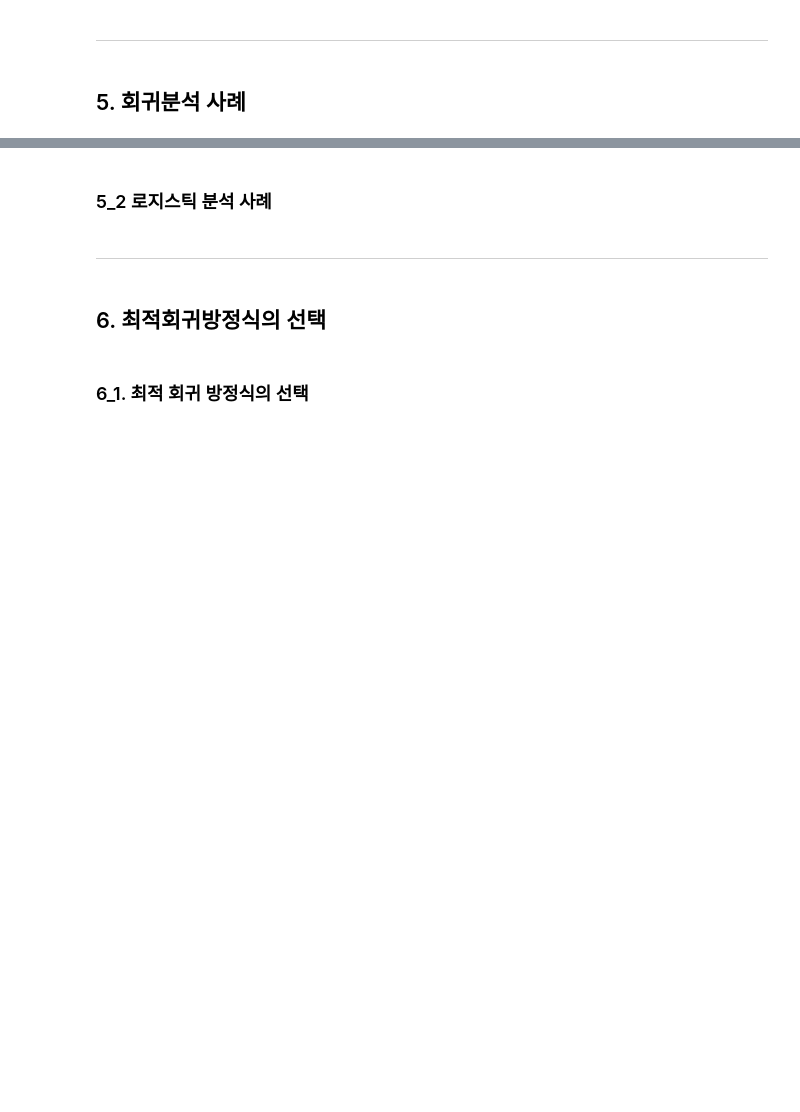
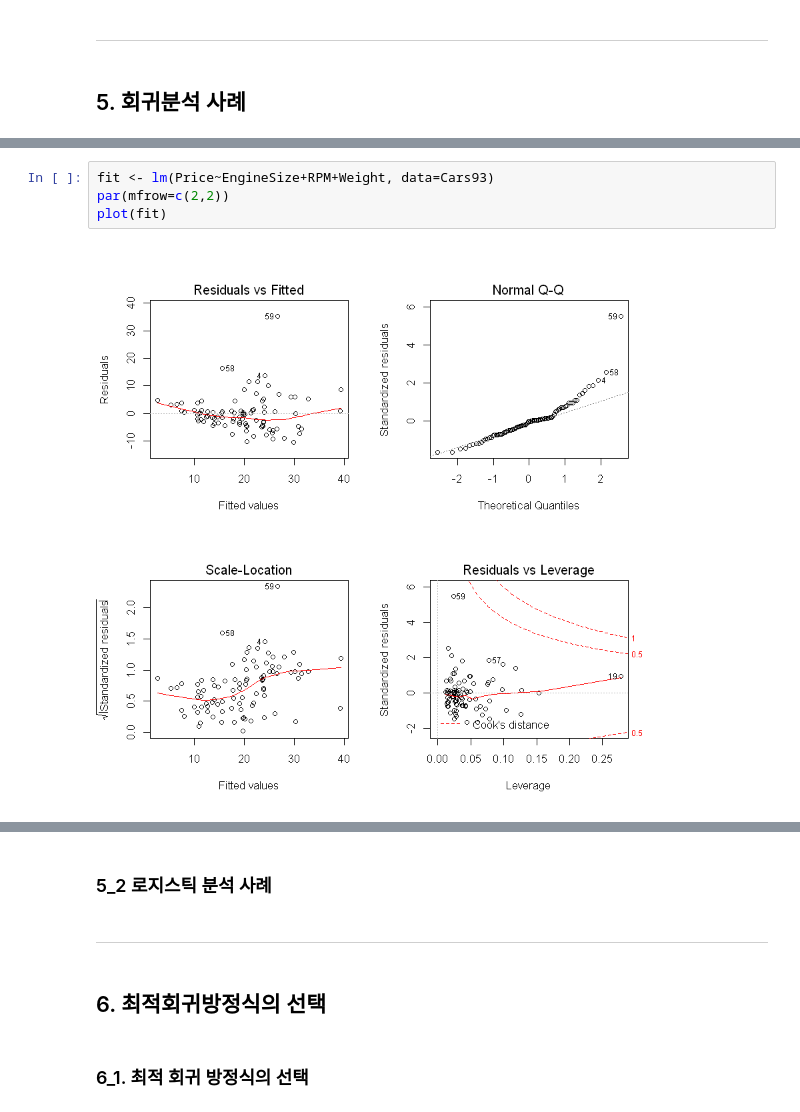
Before and after one commit to ecjang/pages, a Jupyter notebook: ADsP/[ADSP] 19 day. 회귀 분석.ipynb, the cells around one changed output, grey strips where cells are left out. Drawn from its saved outputs; the diff is of its cells as text; blank space fills up the shorter version.

```diff
--- a/ADsP/[ADSP] 19 day. 회귀 분석.ipynb
+++ b/ADsP/[ADSP] 19 day. 회귀 분석.ipynb
@@ -157,0 +224,6 @@ $$ a = \frac{(y_1 - \bar y)(x_1 - \bar x) + (y_2 - \bar y)(x2 - \bar x)}{(x1-\ba
+# %%
+fit <- lm(Price~EngineSize+RPM+Weight, data=Cars93)
+par(mfrow=c(2,2))
+plot(fit)
+# %% [output]
+[figure, added]
```
Also changed, not shown: parts of 10 cells of this notebook, 6 other files.
